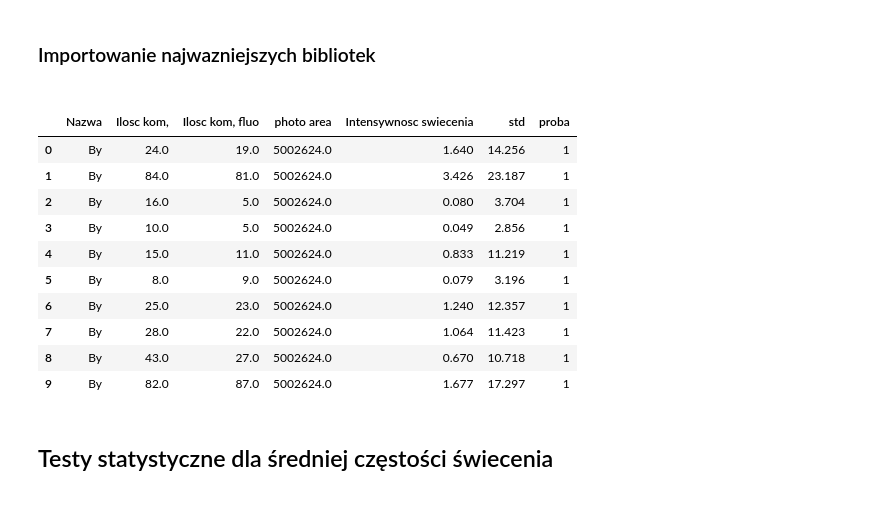
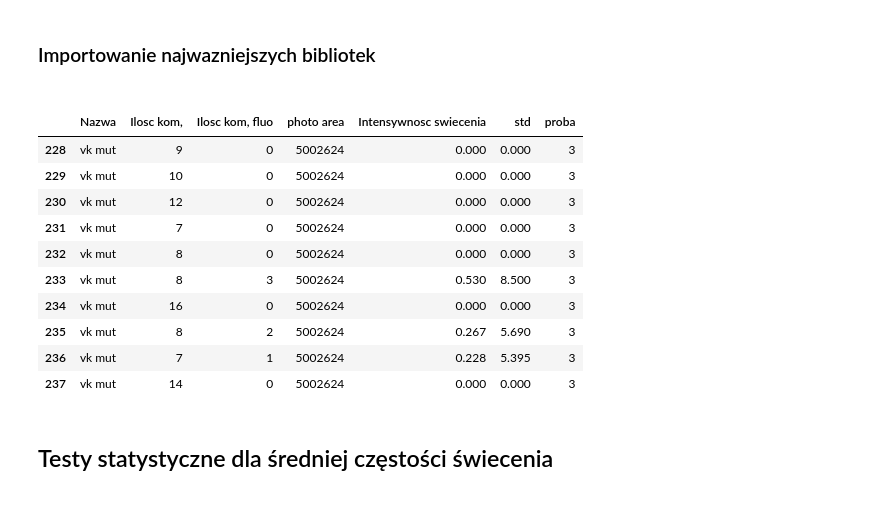
Before and after one commit to MPTG/Master_thesis_statistic, a Jupyter notebook: main.ipynb, the cells around one changed output. Drawn from its saved outputs; the diff is of its cells as text; code cells hidden in the pictures.

```diff
--- a/main.ipynb
+++ b/main.ipynb
@@ -13,20 +13,20 @@ file_name = 'data/EDC3.xlsx'
 data = pd.read_excel(file_name)
 # %%
 # wizualizacja struktury danych
-data =  data.dropna()
-data.head(10)
+data =  data.dropna(subset=["Nazwa"])
+data.tail(10)
 # %% [output]
 |  | Nazwa | Ilosc kom, | Ilosc kom, fluo | photo area | Intensywnosc swiecenia | std | proba |
-| 0 | By | 24.0 | 19.0 | 5002624.0 | 1.640 | 14.256 | 1 |
-| 1 | By | 84.0 | 81.0 | 5002624.0 | 3.426 | 23.187 | 1 |
-| 2 | By | 16.0 | 5.0 | 5002624.0 | 0.080 | 3.704 | 1 |
-| 3 | By | 10.0 | 5.0 | 5002624.0 | 0.049 | 2.856 | 1 |
-| 4 | By | 15.0 | 11.0 | 5002624.0 | 0.833 | 11.219 | 1 |
-| 5 | By | 8.0 | 9.0 | 5002624.0 | 0.079 | 3.196 | 1 |
-| 6 | By | 25.0 | 23.0 | 5002624.0 | 1.240 | 12.357 | 1 |
-| 7 | By | 28.0 | 22.0 | 5002624.0 | 1.064 | 11.423 | 1 |
-| 8 | By | 43.0 | 27.0 | 5002624.0 | 0.670 | 10.718 | 1 |
-| 9 | By | 82.0 | 87.0 | 5002624.0 | 1.677 | 17.297 | 1 |
+| 228 | vk mut | 9 | 0 | 5002624 | 0.000 | 0.000 | 3 |
+| 229 | vk mut | 10 | 0 | 5002624 | 0.000 | 0.000 | 3 |
+| 230 | vk mut | 12 | 0 | 5002624 | 0.000 | 0.000 | 3 |
+| 231 | vk mut | 7 | 0 | 5002624 | 0.000 | 0.000 | 3 |
+| 232 | vk mut | 8 | 0 | 5002624 | 0.000 | 0.000 | 3 |
+| 233 | vk mut | 8 | 3 | 5002624 | 0.530 | 8.500 | 3 |
+| 234 | vk mut | 16 | 0 | 5002624 | 0.000 | 0.000 | 3 |
+| 235 | vk mut | 8 | 2 | 5002624 | 0.267 | 5.690 | 3 |
+| 236 | vk mut | 7 | 1 | 5002624 | 0.228 | 5.395 | 3 |
+| 237 | vk mut | 14 | 0 | 5002624 | 0.000 | 0.000 | 3 |
 # %% [markdown]
 <h2> Testy statystyczne dla średniej częstości świecenia <h2>
 # %%
```
Also changed, not shown: parts of 10 cells of this notebook.
